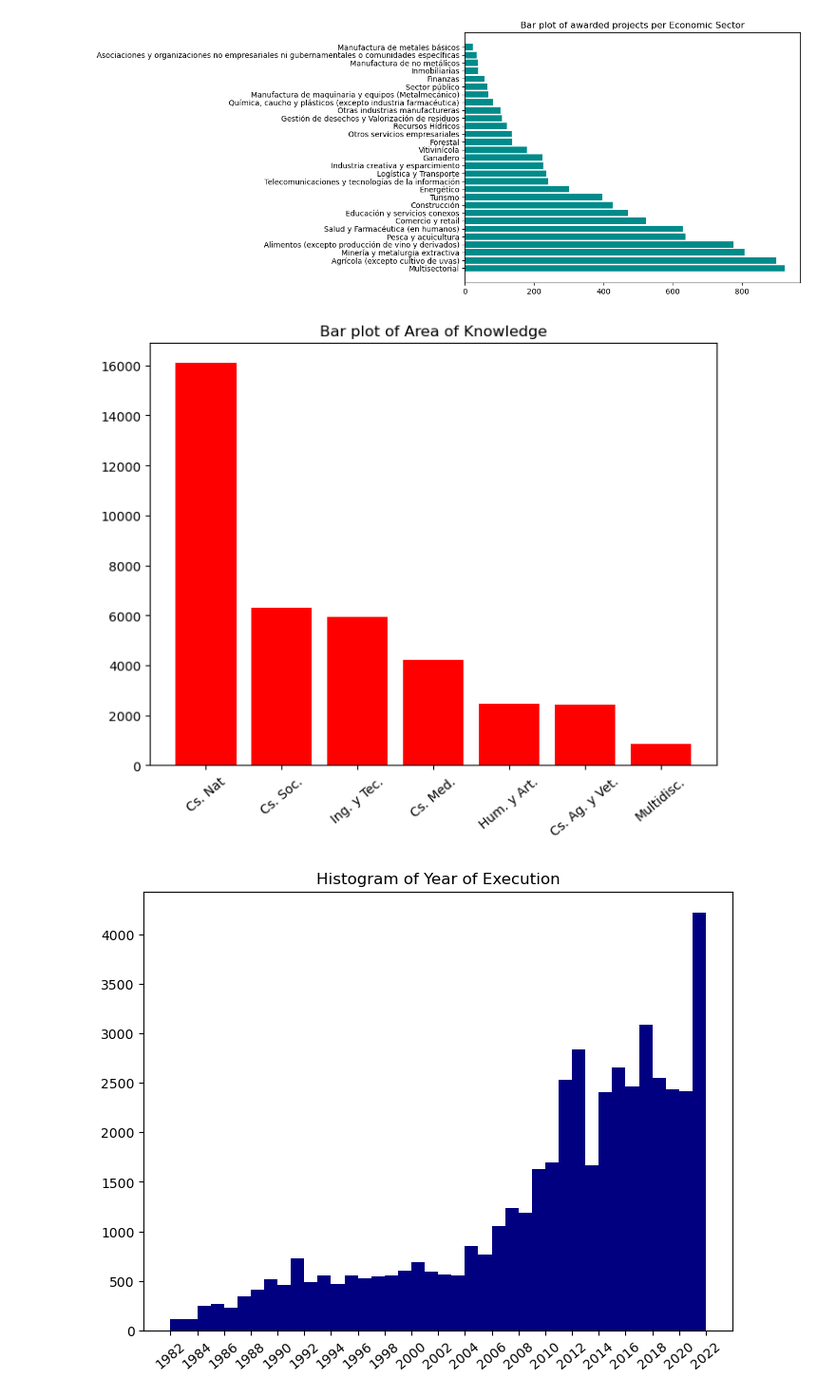
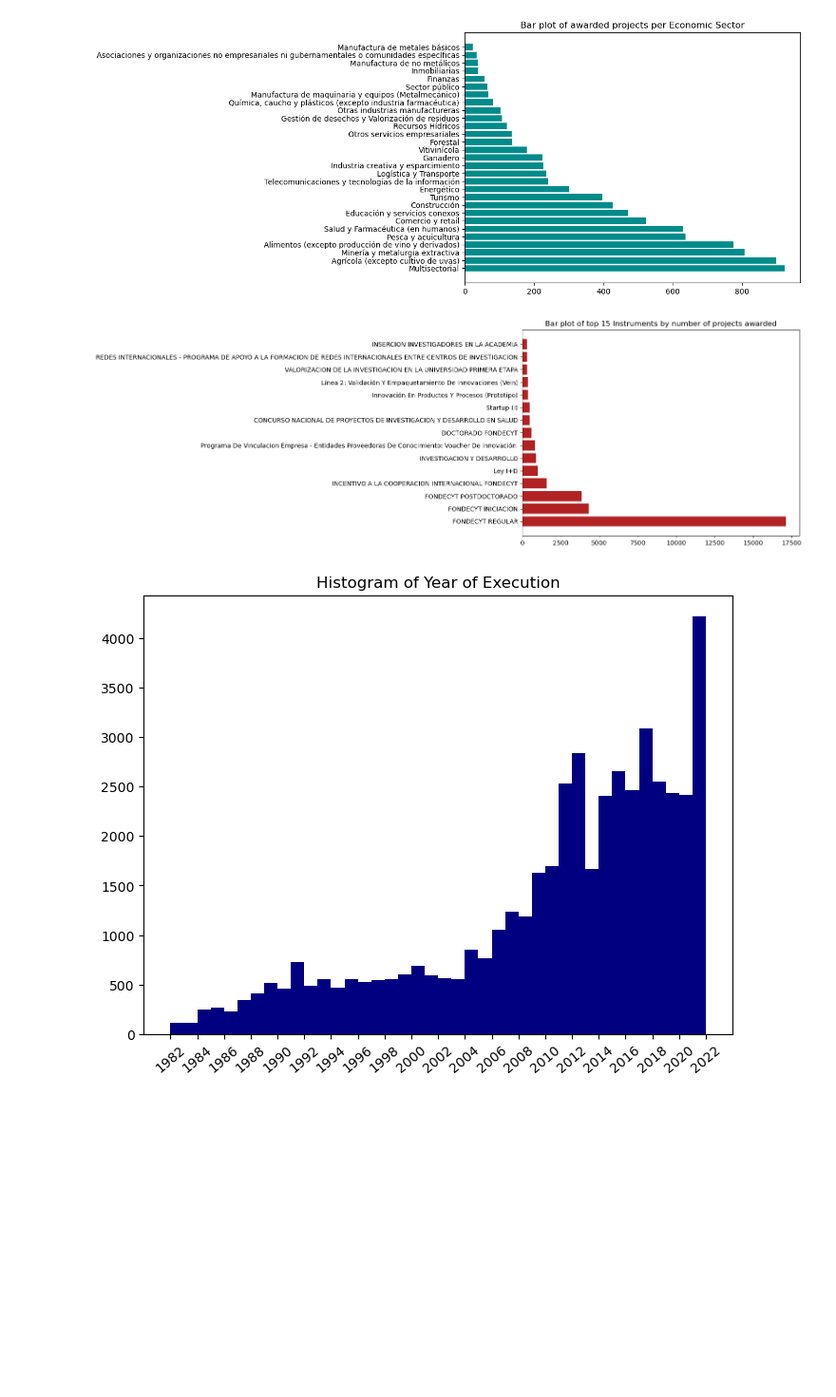
Before and after one commit to Claudio-AhumadaL/Science-and-Technology-in-Chile--State-funding-between-1982-and-2022, a Jupyter notebook: Science and Technology Projects - Funding Awarded by Chilean State between 1982 and 2022.ipynb, the cells around one changed output. Shown at 95% size. Cells and saved outputs as stored; diff of their text form; code cells hidden in the pictures; blank space fills up the shorter version.

Commit message:
Add barplot for instrument
Restricted the barplot to plot only the first 15 elements of the instrument value counts. Plotted using plt.barh().

```diff
--- a/Science and Technology Projects - Funding Awarded by Chilean State between 1982 and 2022.ipynb
+++ b/Science and Technology Projects - Funding Awarded by Chilean State between 1982 and 2022.ipynb
@@ -212,20 +226,17 @@ plt.title("Bar plot of awarded projects per Economic Sector")
 plt.show()
 # %% [output]
 [figure]
-# %%
-# Descriptive Analysis, Barplot - Area of Knowledge
-
-aok_counts = sf_data[(sf_data['AreaConocimiento'] != 'Sin información') & (sf_data['AreaConocimiento'] != 'No Aplica')].AreaConocimiento.value_counts()
-
-plt.figure(figsize=(8,6))
-ax_1 = plt.bar(aok_counts.index, aok_counts.values, color='red')
-plt.title('Bar plot of Area of Knowledge')
-aok_ticks = [0, 1, 2, 3, 4, 5, 6]
-aok_labels = ['Cs. Nat', 'Cs. Soc.', 'Ing. y Tec.', 'Cs. Med.', 'Hum. y Art.', 'Cs. Ag. y Vet.', 'Multidisc.']
-plt.xticks(ticks = aok_ticks, labels = aok_labels, rotation=40)
-plt.show()
-# %% [output]
-[figure, removed]
+# %%
+# Descriptive Analysis, Barplot - Instrument
+
+i_counts = sf_data.Instrumento.value_counts()
+top_counts = i_counts.head(15)
+plt.figure(figsize=(8,6))
+ax_6 = plt.barh(top_counts.index, top_counts.values, color = 'firebrick')
+plt.title("Bar plot of top 15 Instruments by number of projects awarded")
+plt.show()
+# %% [output]
+[figure, added]
 # %%
 # Descriptive Analysis, Histogram - Year of Execution
 
```
Also changed, not shown: parts of 1 cell of this notebook.
